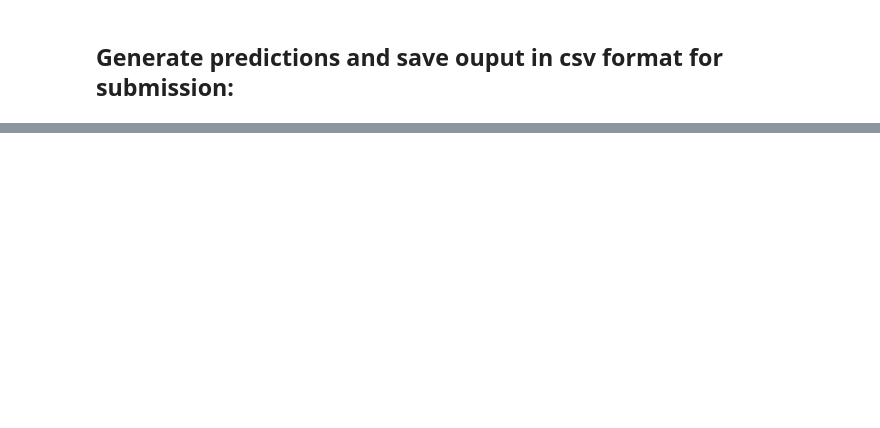
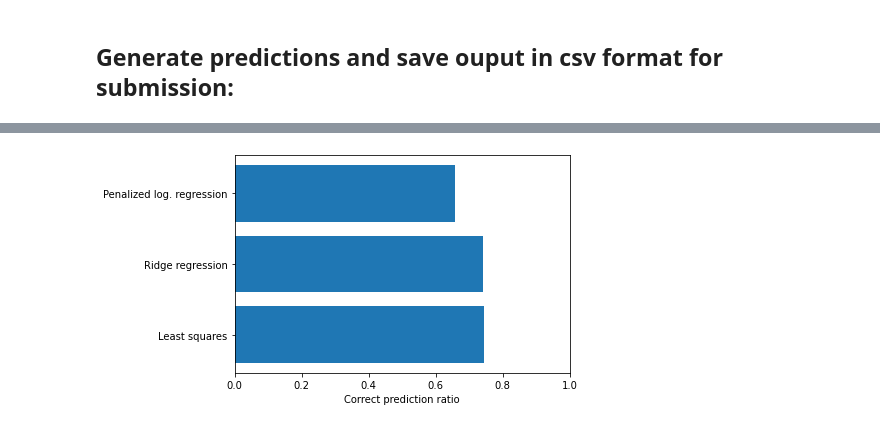
Before and after one commit to CRefice/ML_course, a Jupyter notebook: projects/project1/scripts/project1.ipynb, the cells around one changed output, grey strips where cells are left out. Cells and saved outputs as stored; diff of their text form; code cells hidden in the pictures; blank space fills up the shorter version.

```diff
--- a/projects/project1/scripts/project1.ipynb
+++ b/projects/project1/scripts/project1.ipynb
@@ -200,3 +187,19 @@ plt.show()
+# %%
+initial_w = np.zeros(tx_clean.shape[1])
+results = np.array([
+    cross_validation(y_log, tx_clean, indices, least_squares),
+    cross_validation(y_log, tx_clean, indices, lambda y, tx: ridge_regression(y, tx, 0.01)),
+    cross_validation(y_log, tx_clean, indices, lambda y, tx: penalized_logistic_reg_GD(y, tx, initial_w, 100, 1e-8, 1e-5))
+])
+# %%
+# Plot the results
+names = ["Least squares", "Ridge regression", "Penalized log. regression"]
+plt.barh(names, results)
+plt.xlim(0, 1)
+plt.xlabel("Correct prediction ratio")
+plt.show()
+# %% [output]
+[figure, added]
 # %%
 OUTPUT_PATH = '' # TODO: fill in desired name of output file for submission
 y_pred = predict_labels(weights, tX_test)
```
Also changed, not shown: parts of 18 cells of this notebook, 2 other files.
